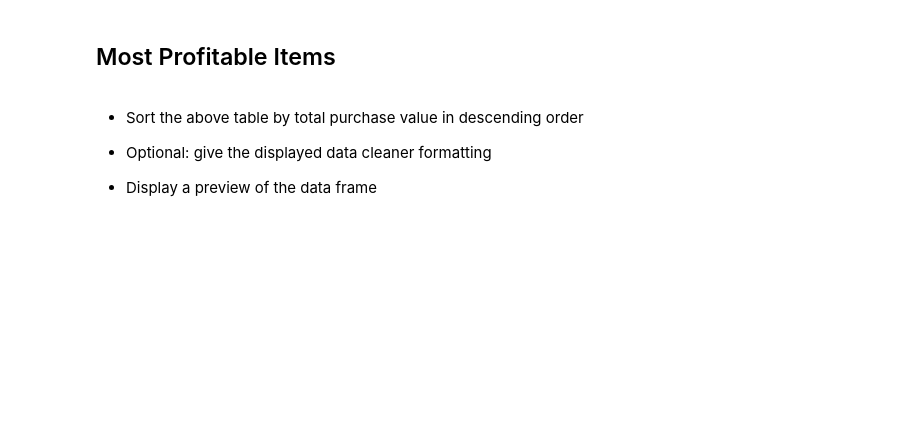
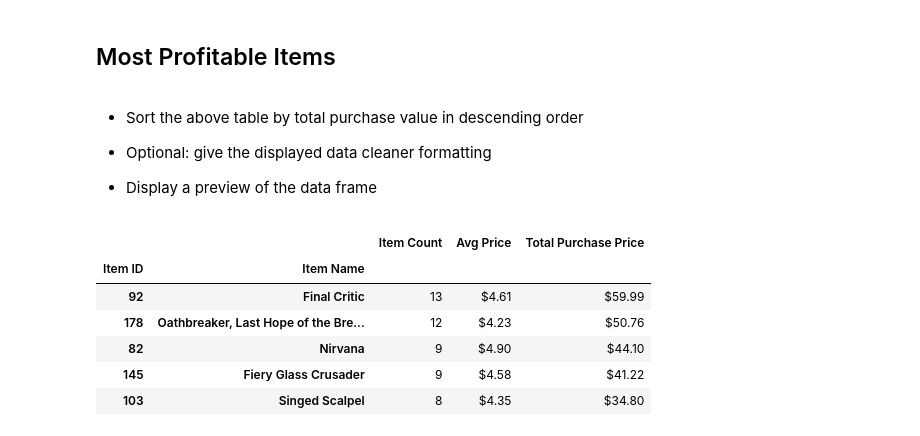
Before and after one commit to jpraasch/pandas-challenge, a Jupyter notebook: HeroesOfPymoli/HeroesOfPymoli_starter.ipynb, the cells around one changed output. Cells and saved outputs as stored; diff of their text form; code cells hidden in the pictures; blank space fills up the shorter version.

```diff
--- a/HeroesOfPymoli/HeroesOfPymoli_starter.ipynb
+++ b/HeroesOfPymoli/HeroesOfPymoli_starter.ipynb
@@ -263,3 +313,25 @@ PAA_DF.sort_index()
 
 
 * Display a preview of the data frame
+# %%
+#Using some of the same variables from above
+purchasecount = PopularItems.groupby(["Item ID", "Item Name"]).count()["Price"].rename("Item Count")
+avgitemprice = PopularItems.groupby(["Item ID", "Item Name"]).mean()["Price"].rename("Avg Price")
+totalpricevalue = PopularItems.groupby(["Item ID", "Item Name"]).sum()["Price"].rename("Total Purchase Price")
+
+#Coverting to a dataframe
+MostProf_df = pd.DataFrame({"Item Count":purchasecount,"Avg Price":avgitemprice,"Total Purchase Price":totalpricevalue})
+
+MostProf_df = MostProf_df.sort_values(by='Total Purchase Price',ascending=False)
+MostProf_df["Avg Price"] = MostProf_df["Avg Price"].map("${:.2f}".format)
+MostProf_df["Total Purchase Price"] = MostProf_df["Total Purchase Price"].map("${:.2f}".format)
+
+MostProf_df.head()
+# %% [output]
+|  |  | Item Count | Avg Price | Total Purchase Price |
+| Item ID | Item Name |  |  |  |
+| 92 | Final Critic | 13 | $4.61 | $59.99 |
+| 178 | Oathbreaker, Last Hope of the Bre... | 12 | $4.23 | $50.76 |
+| 82 | Nirvana | 9 | $4.90 | $44.10 |
+| 145 | Fiery Glass Crusader | 9 | $4.58 | $41.22 |
+| 103 | Singed Scalpel | 8 | $4.35 | $34.80 |
```
Also changed, not shown: parts of 2 cells of this notebook.
